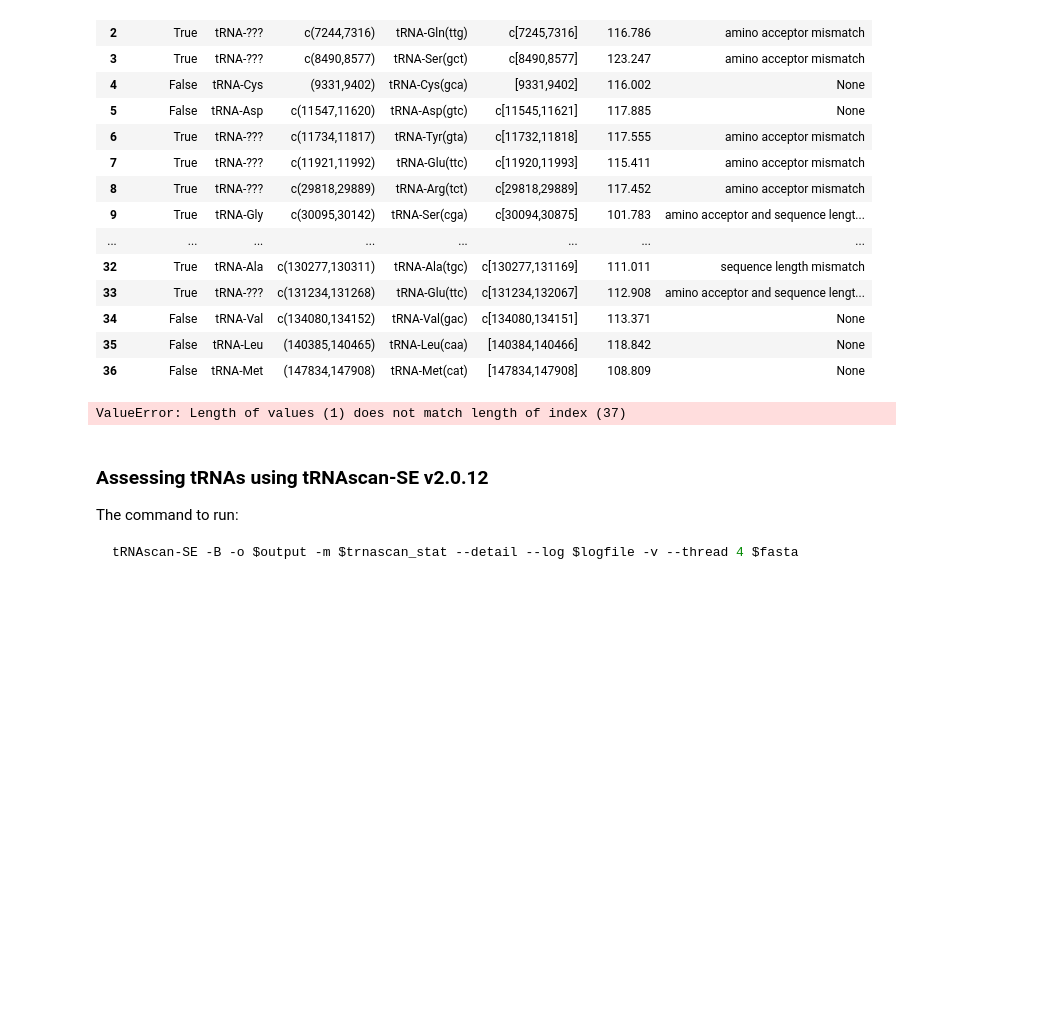
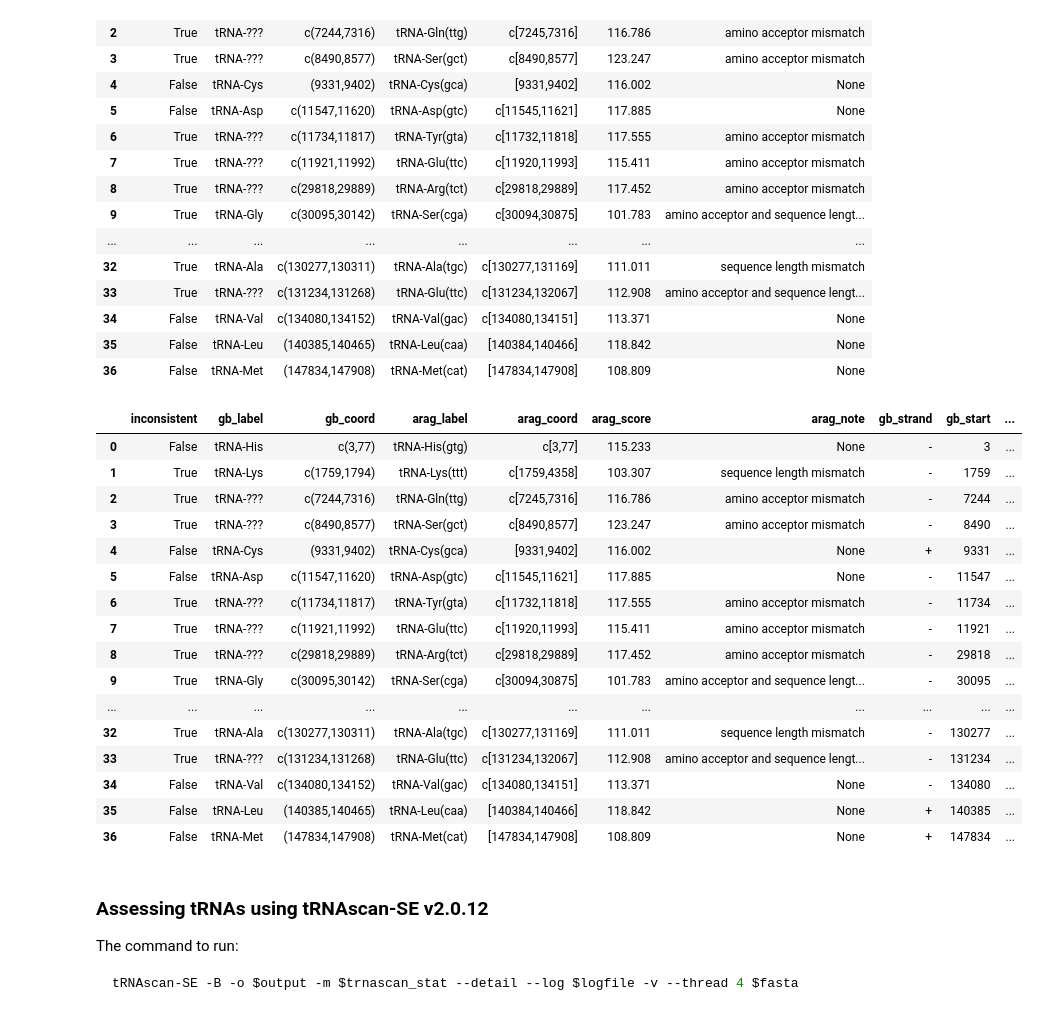
Before and after one commit to asan-emirsaleh/plastome_postprocessing, a Jupyter notebook: troubleshoot_cc.ipynb, the cells around one changed output. Drawn from its saved outputs; the diff is of its cells as text; code cells hidden in the pictures; blank space fills up the shorter version.

Commit message:
decompose coordinates in aragorn output

```diff
--- a/troubleshoot_cc.ipynb
+++ b/troubleshoot_cc.ipynb
@@ -621,21 +621,52 @@ start line index: 1663
 | 35 | False | tRNA-Leu | (140385,140465) | tRNA-Leu(caa) | [140384,140466] | 118.842 | None |
 | 36 | False | tRNA-Met | (147834,147908) | tRNA-Met(cat) | [147834,147908] | 108.809 | None |
 # %%
-# decomposing coords
+# decomposing coords represented like "c(3,77)" or "(9331,9402)"
+# the coords data are stored at the 'gb_coord' column
+# in the string, "c" symbol is mentioned for complement-stranded coords
 import numpy as np
 
+# decomposing 'gb_coord'
 df_aragorn['gb_strand'] = np.where(
     df_aragorn['gb_coord'].str.startswith("c"),
     "-", "+"
     )
 
-coord = df_aragorn['gb_coord'].str.strip("[(c)] ")
-df_aragorn['gb_start'] = coord.str.split(", ")[0]
-df_aragorn['gb_end'] = df_aragorn['gb_coord'].str.strip("[(c)] ").str.split(", ")[1]
+coord = df_aragorn['gb_coord'].str.strip("[(c)] ").str.split(",", expand=True)
+df_aragorn["gb_start"] = coord[0].astype(int)
+df_aragorn["gb_end"] = coord[1].astype(int)
+
+# decomposing 'arag_coord'
+# one row contains None for 'arag_coord' field
+df_aragorn['arag_strand'] = np.where(
+    df_aragorn["arag_coord"].notna() &
+    df_aragorn['arag_coord'].str.startswith("c"),
+    "-", "+"
+    )
+
+coord = df_aragorn['arag_coord'].where(df_aragorn["arag_coord"].notna()).str.lstrip("c").str.strip("[] ").str.split(",", expand=True)
+df_aragorn["arag_start"] = pd.to_numeric(coord[0], errors="coerce")
+df_aragorn["arag_end"] = pd.to_numeric(coord[1], errors="coerce")
 
 display(df_aragorn)
 # %% [output]
-ValueError: Length of values (1) does not match length of index (37)
+|  | inconsistent | gb_label | gb_coord | arag_label | arag_coord | arag_score | arag_note | gb_strand | gb_start | ... |
+| 0 | False | tRNA-His | c(3,77) | tRNA-His(gtg) | c[3,77] | 115.233 | None | - | 3 | ... |
+| 1 | True | tRNA-Lys | c(1759,1794) | tRNA-Lys(ttt) | c[1759,4358] | 103.307 | sequence length mismatch | - | 1759 | ... |
+| 2 | True | tRNA-??? | c(7244,7316) | tRNA-Gln(ttg) | c[7245,7316] | 116.786 | amino acceptor mismatch | - | 7244 | ... |
+| 3 | True | tRNA-??? | c(8490,8577) | tRNA-Ser(gct) | c[8490,8577] | 123.247 | amino acceptor mismatch | - | 8490 | ... |
+| 4 | False | tRNA-Cys | (9331,9402) | tRNA-Cys(gca) | [9331,9402] | 116.002 | None | + | 9331 | ... |
+| 5 | False | tRNA-Asp | c(11547,11620) | tRNA-Asp(gtc) | c[11545,11621] | 117.885 | None | - | 11547 | ... |
+| 6 | True | tRNA-??? | c(11734,11817) | tRNA-Tyr(gta) | c[11732,11818] | 117.555 | amino acceptor mismatch | - | 11734 | ... |
+| 7 | True | tRNA-??? | c(11921,11992) | tRNA-Glu(ttc) | c[11920,11993] | 115.411 | amino acceptor mismatch | - | 11921 | ... |
+| 8 | True | tRNA-??? | c(29818,29889) | tRNA-Arg(tct) | c[29818,29889] | 117.452 | amino acceptor mismatch | - | 29818 | ... |
+| 9 | True | tRNA-Gly | c(30095,30142) | tRNA-Ser(cga) | c[30094,30875] | 101.783 | amino acceptor and sequence lengt... | - | 30095 | ... |
+| ... | ... | ... | ... | ... | ... | ... | ... | ... | ... | ... |
+| 32 | True | tRNA-Ala | c(130277,130311) | tRNA-Ala(tgc) | c[130277,131169] | 111.011 | sequence length mismatch | - | 130277 | ... |
+| 33 | True | tRNA-??? | c(131234,131268) | tRNA-Glu(ttc) | c[131234,132067] | 112.908 | amino acceptor and sequence lengt... | - | 131234 | ... |
+| 34 | False | tRNA-Val | c(134080,134152) | tRNA-Val(gac) | c[134080,134151] | 113.371 | None | - | 134080 | ... |
+| 35 | False | tRNA-Leu | (140385,140465) | tRNA-Leu(caa) | [140384,140466] | 118.842 | None | + | 140385 | ... |
+| 36 | False | tRNA-Met | (147834,147908) | tRNA-Met(cat) | [147834,147908] | 108.809 | None | + | 147834 | ... |
 # %% [markdown]
 ### Assessing tRNAs using tRNAscan-SE v2.0.12
 The command to run:
```
